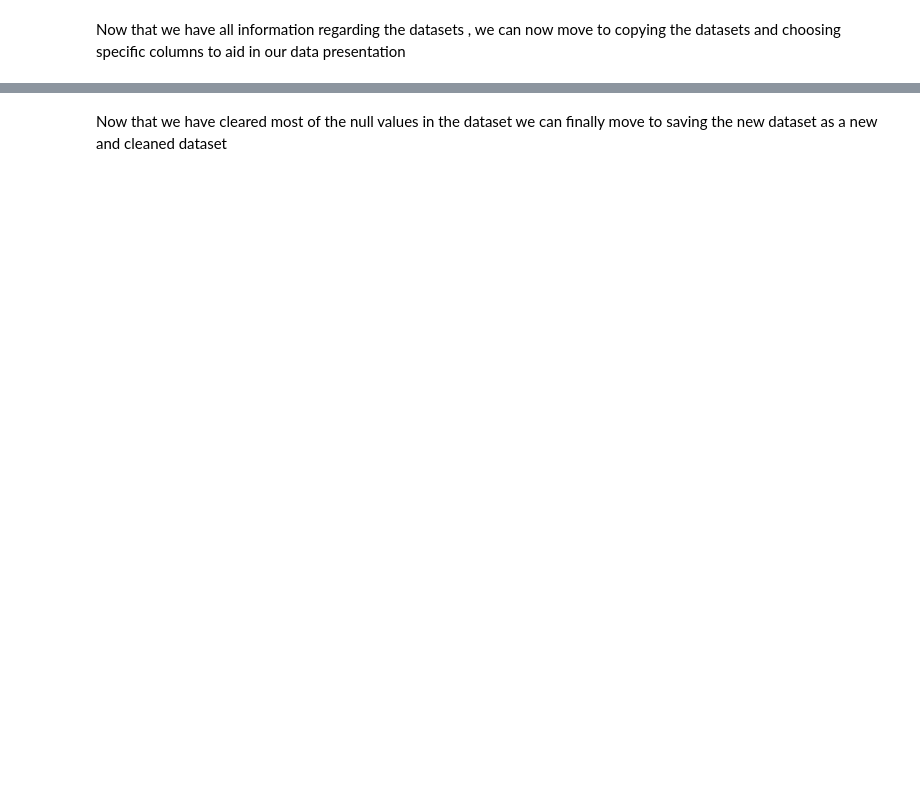
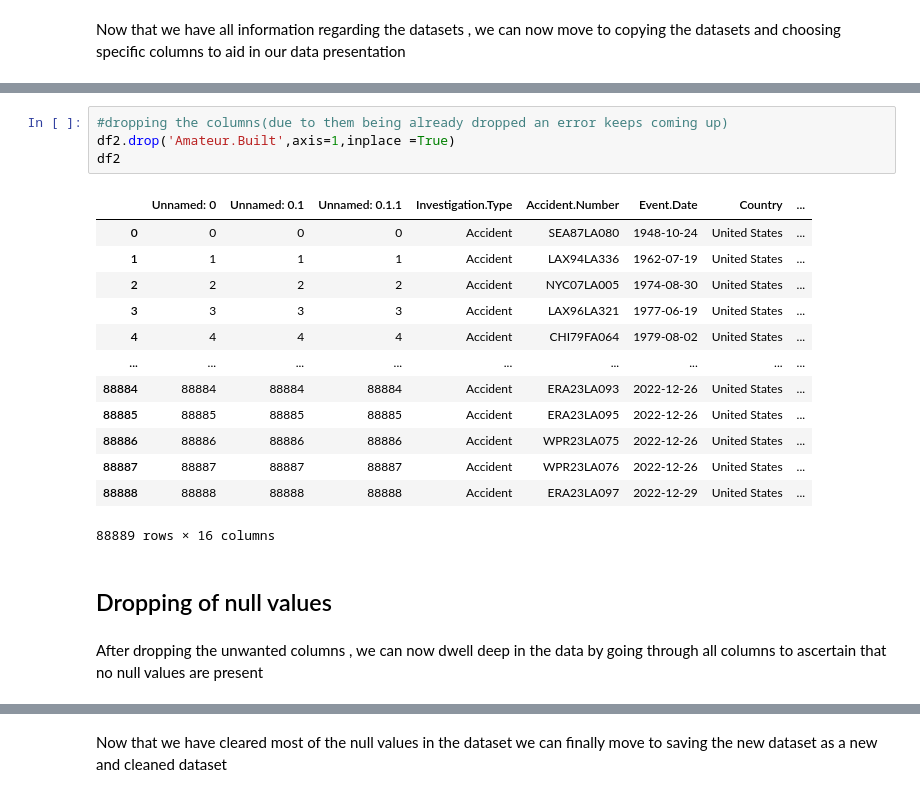
Before and after one commit to Rayez634/Project1, a Jupyter notebook: Drizzle_planes.ipynb, the cells around one changed output, grey strips where cells are left out. Drawn from its saved outputs; the diff is of its cells as text; blank space fills up the shorter version.

```diff
--- a/Drizzle_planes.ipynb
+++ b/Drizzle_planes.ipynb
@@ -91,0 +143,22 @@ df2.head()
+# %%
+#dropping the columns(due to them being already dropped an error keeps coming up)
+df2.drop('Amateur.Built',axis=1,inplace =True)
+df2
+# %% [output]
+|  | Unnamed: 0 | Unnamed: 0.1 | Unnamed: 0.1.1 | Investigation.Type | Accident.Number | Event.Date | Country | ... |
+| 0 | 0 | 0 | 0 | Accident | SEA87LA080 | 1948-10-24 | United States | ... |
+| 1 | 1 | 1 | 1 | Accident | LAX94LA336 | 1962-07-19 | United States | ... |
+| 2 | 2 | 2 | 2 | Accident | NYC07LA005 | 1974-08-30 | United States | ... |
+| 3 | 3 | 3 | 3 | Accident | LAX96LA321 | 1977-06-19 | United States | ... |
+| 4 | 4 | 4 | 4 | Accident | CHI79FA064 | 1979-08-02 | United States | ... |
+| ... | ... | ... | ... | ... | ... | ... | ... | ... |
+| 88884 | 88884 | 88884 | 88884 | Accident | ERA23LA093 | 2022-12-26 | United States | ... |
+| 88885 | 88885 | 88885 | 88885 | Accident | ERA23LA095 | 2022-12-26 | United States | ... |
+| 88886 | 88886 | 88886 | 88886 | Accident | WPR23LA075 | 2022-12-26 | United States | ... |
+| 88887 | 88887 | 88887 | 88887 | Accident | WPR23LA076 | 2022-12-26 | United States | ... |
+| 88888 | 88888 | 88888 | 88888 | Accident | ERA23LA097 | 2022-12-29 | United States | ... |
+88889 rows × 16 columns
+# %% [markdown]
+## Dropping of null values
+# %% [markdown]
+After dropping the unwanted columns , we can now dwell deep in the data by going through all columns to ascertain that no null values are present
```
Also changed, not shown: parts of 69 cells of this notebook.
